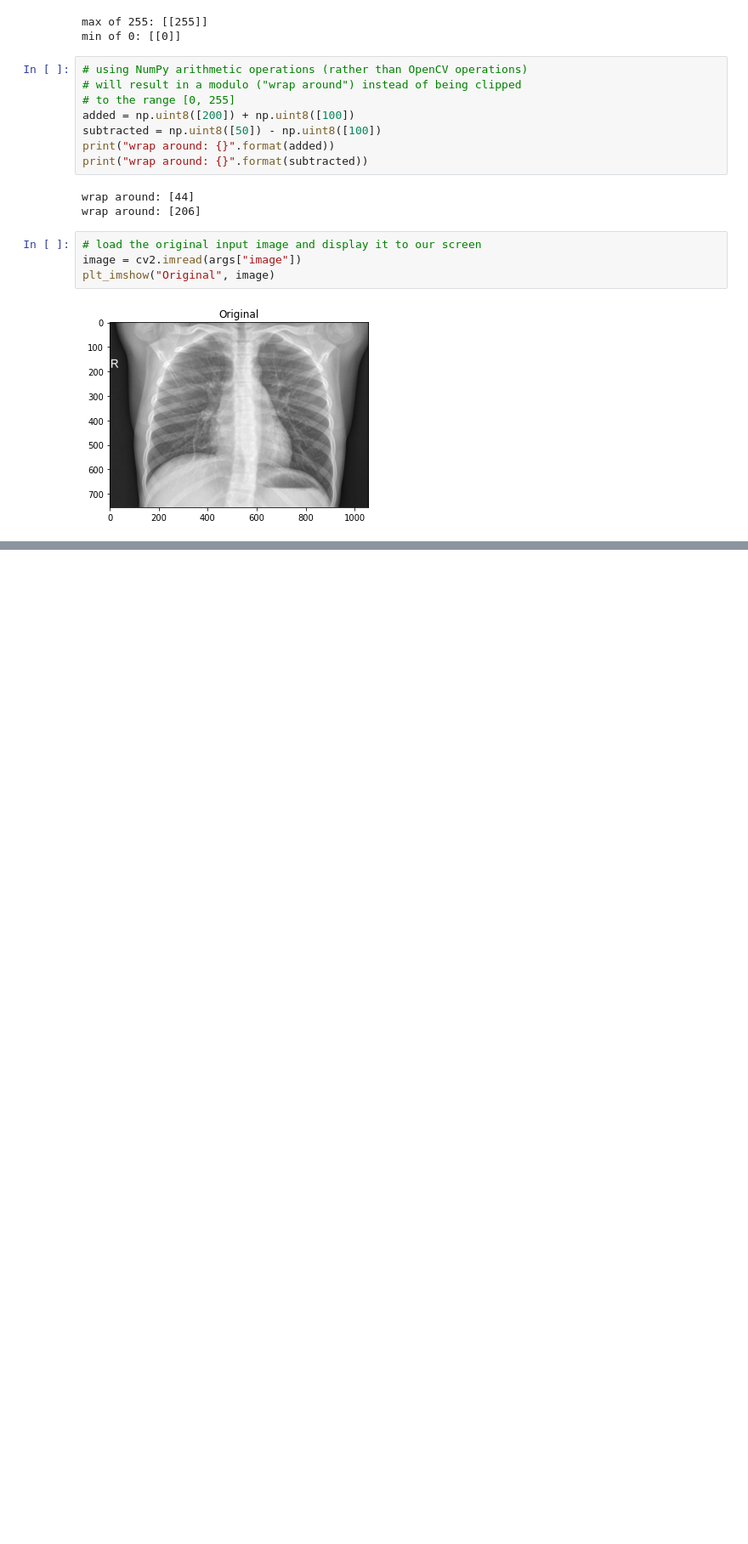
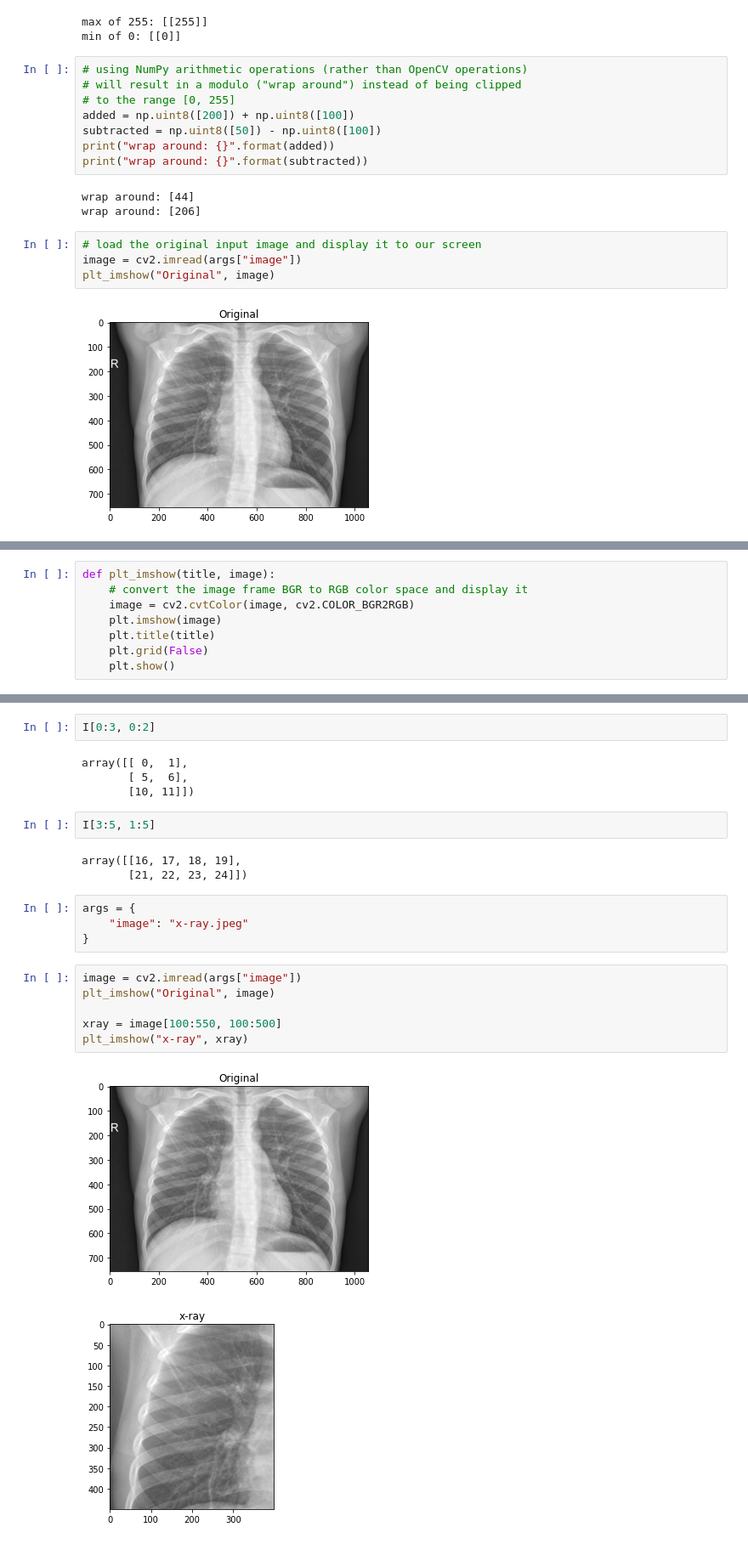
Before and after one commit to wpwwahyu/TKC_FinalProject, a Jupyter notebook: OpenCV.ipynb, the cells around one changed output, grey strips where cells are left out. Shown at 85% size. Cells and saved outputs as stored; diff of their text form; blank space fills up the shorter version.

```diff
--- a/OpenCV.ipynb
+++ b/OpenCV.ipynb
@@ -80,0 +77,8 @@ plt_imshow("Darker", subtracted)
+# %%
+def plt_imshow(title, image):
+	# convert the image frame BGR to RGB color space and display it
+	image = cv2.cvtColor(image, cv2.COLOR_BGR2RGB)
+	plt.imshow(image)
+	plt.title(title)
+	plt.grid(False)
+	plt.show()
@@ -80,0 +100,24 @@ plt_imshow("Darker", subtracted)
+# %%
+I[0:3, 0:2]
+# %% [output]
+array([[ 0,  1],
+       [ 5,  6],
+       [10, 11]])
+# %%
+I[3:5, 1:5]
+# %% [output]
+array([[16, 17, 18, 19],
+       [21, 22, 23, 24]])
+# %%
+args = {
+	"image": "x-ray.jpeg"
+}
+# %%
+image = cv2.imread(args["image"])
+plt_imshow("Original", image)
+
+xray = image[100:550, 100:500]
+plt_imshow("x-ray", xray)
+# %% [output]
+[figure, added]
+[figure, added]
```
Also changed, not shown: parts of 6 cells of this notebook.
